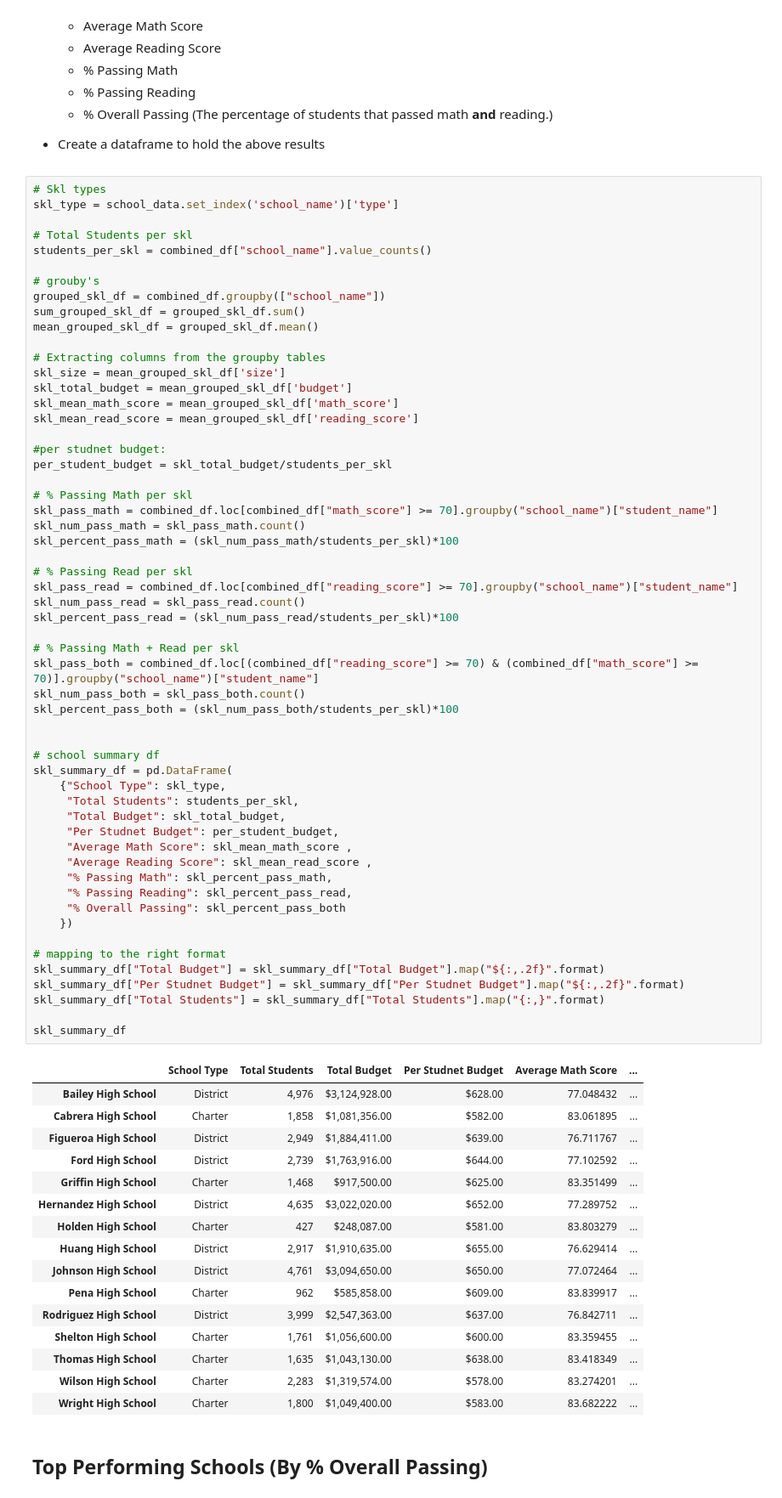
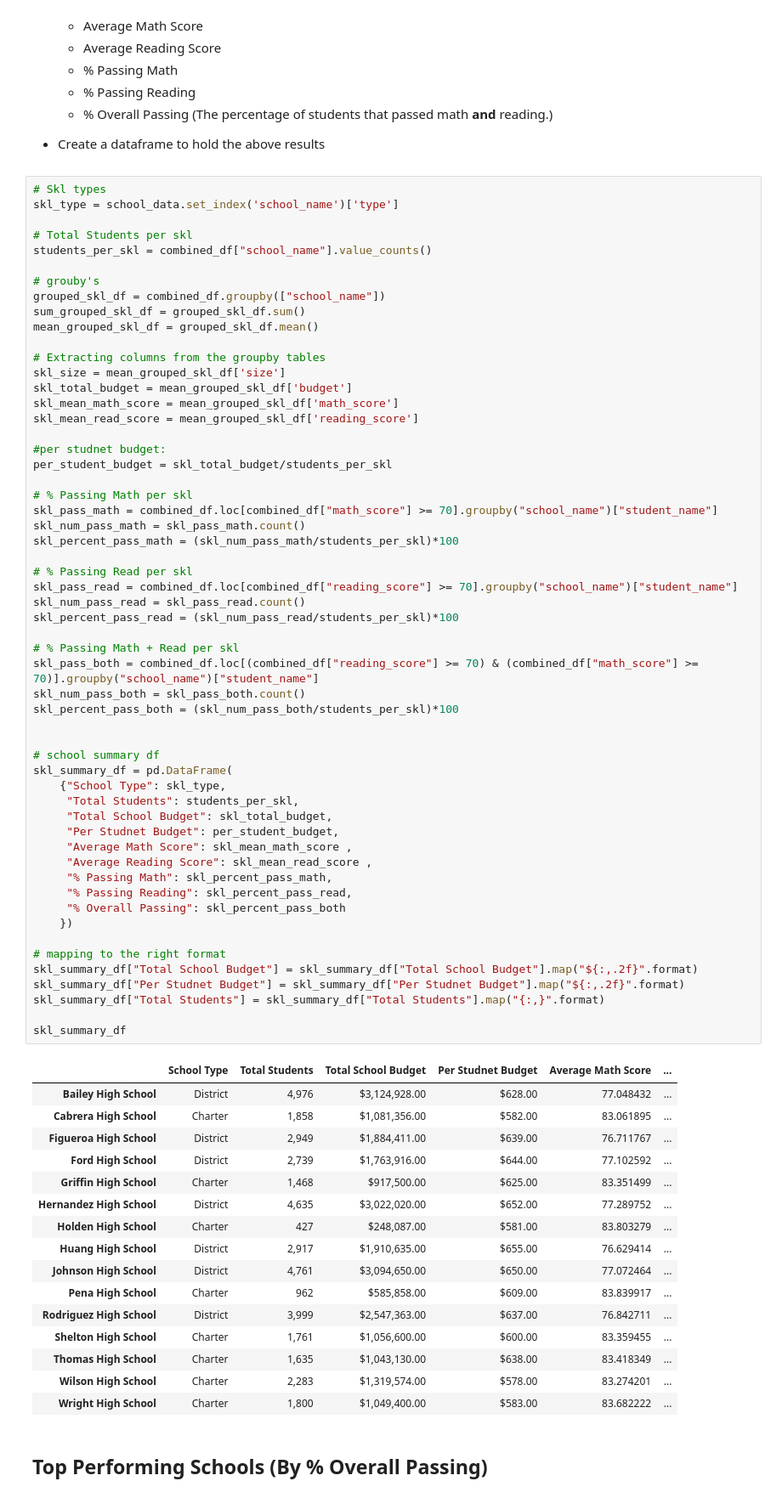
Before and after one commit to MrMrRPG/pandas-challenge, a Jupyter notebook: PyCitySchools/PyCitySchools_starter.ipynb, the cells around one changed output. Shown at 85% size. Cells and saved outputs as stored; diff of their text form.

```diff
--- a/PyCitySchools/PyCitySchools_starter.ipynb
+++ b/PyCitySchools/PyCitySchools_starter.ipynb
@@ -143,36 +143,36 @@ skl_percent_pass_math = (skl_num_pass_math/students_per_skl)*100
 
 # % Passing Read per skl
 skl_pass_read = combined_df.loc[combined_df["reading_score"] >= 70].groupby("school_name")["student_name"]
 skl_num_pass_read = skl_pass_read.count()
 skl_percent_pass_read = (skl_num_pass_read/students_per_skl)*100
 
 # % Passing Math + Read per skl
 skl_pass_both = combined_df.loc[(combined_df["reading_score"] >= 70) & (combined_df["math_score"] >= 70)].groupby("school_name")["student_name"]
 skl_num_pass_both = skl_pass_both.count()
 skl_percent_pass_both = (skl_num_pass_both/students_per_skl)*100
 
 
 # school summary df
 skl_summary_df = pd.DataFrame(
     {"School Type": skl_type,
      "Total Students": students_per_skl,
-     "Total Budget": skl_total_budget,
+     "Total School Budget": skl_total_budget,
      "Per Studnet Budget": per_student_budget,
      "Average Math Score": skl_mean_math_score ,
      "Average Reading Score": skl_mean_read_score ,
      "% Passing Math": skl_percent_pass_math,
      "% Passing Reading": skl_percent_pass_read,
      "% Overall Passing": skl_percent_pass_both
     })
 
 # mapping to the right format
-skl_summary_df["Total Budget"] = skl_summary_df["Total Budget"].map("${:,.2f}".format)
+skl_summary_df["Total School Budget"] = skl_summary_df["Total School Budget"].map("${:,.2f}".format)
 skl_summary_df["Per Studnet Budget"] = skl_summary_df["Per Studnet Budget"].map("${:,.2f}".format)
 skl_summary_df["Total Students"] = skl_summary_df["Total Students"].map("{:,}".format)
 
 skl_summary_df
 # %% [output]
-|  | School Type | Total Students | Total Budget | Per Studnet Budget | Average Math Score | ... |
+|  | School Type | Total Students | Total School Budget | Per Studnet Budget | Average Math Score | ... |
 | Bailey High School | District | 4,976 | $3,124,928.00 | $628.00 | 77.048432 | ... |
 | Cabrera High School | Charter | 1,858 | $1,081,356.00 | $582.00 | 83.061895 | ... |
 | Figueroa High School | District | 2,949 | $1,884,411.00 | $639.00 | 76.711767 | ... |
```
Also changed, not shown: parts of 3 cells of this notebook.
